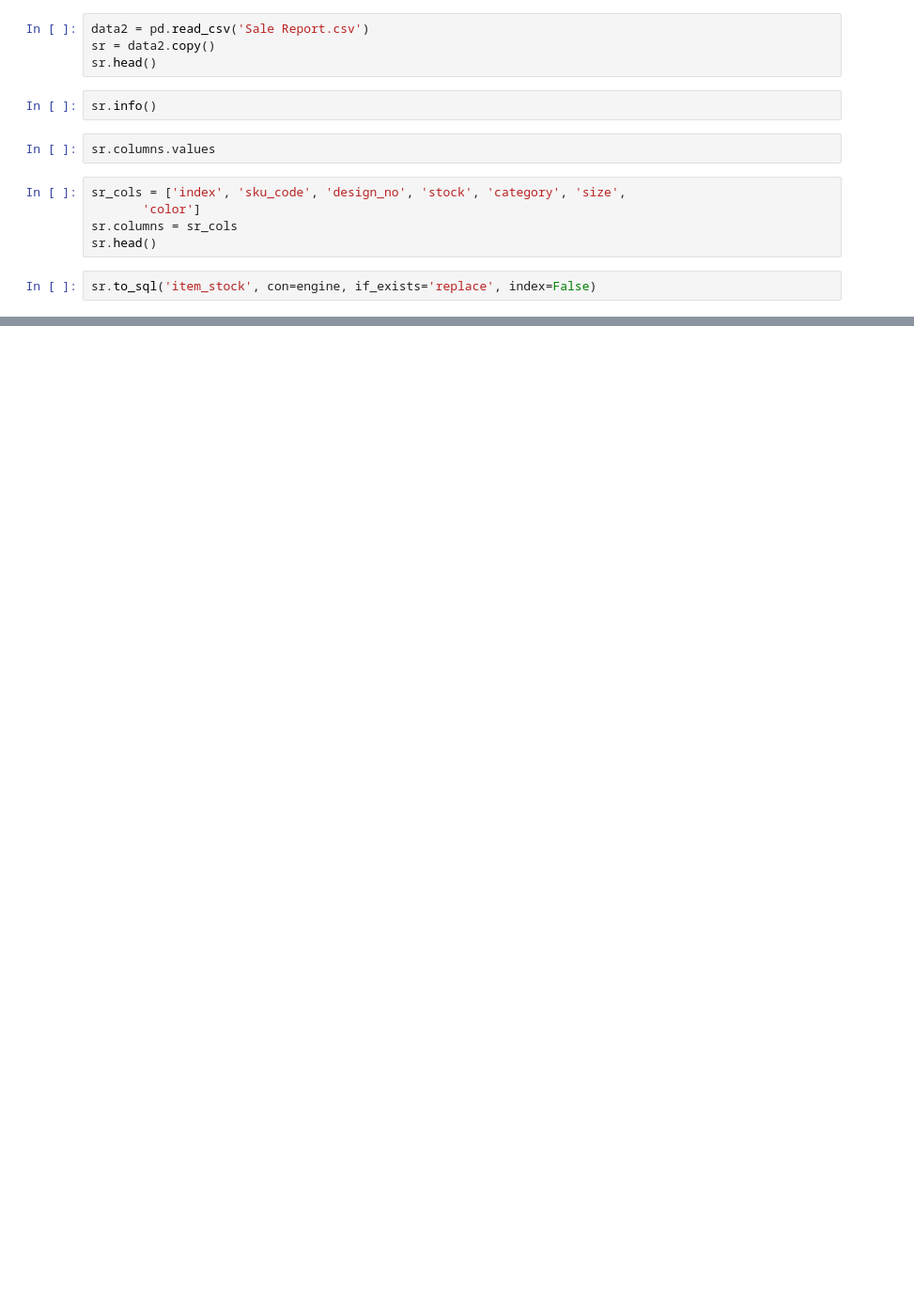
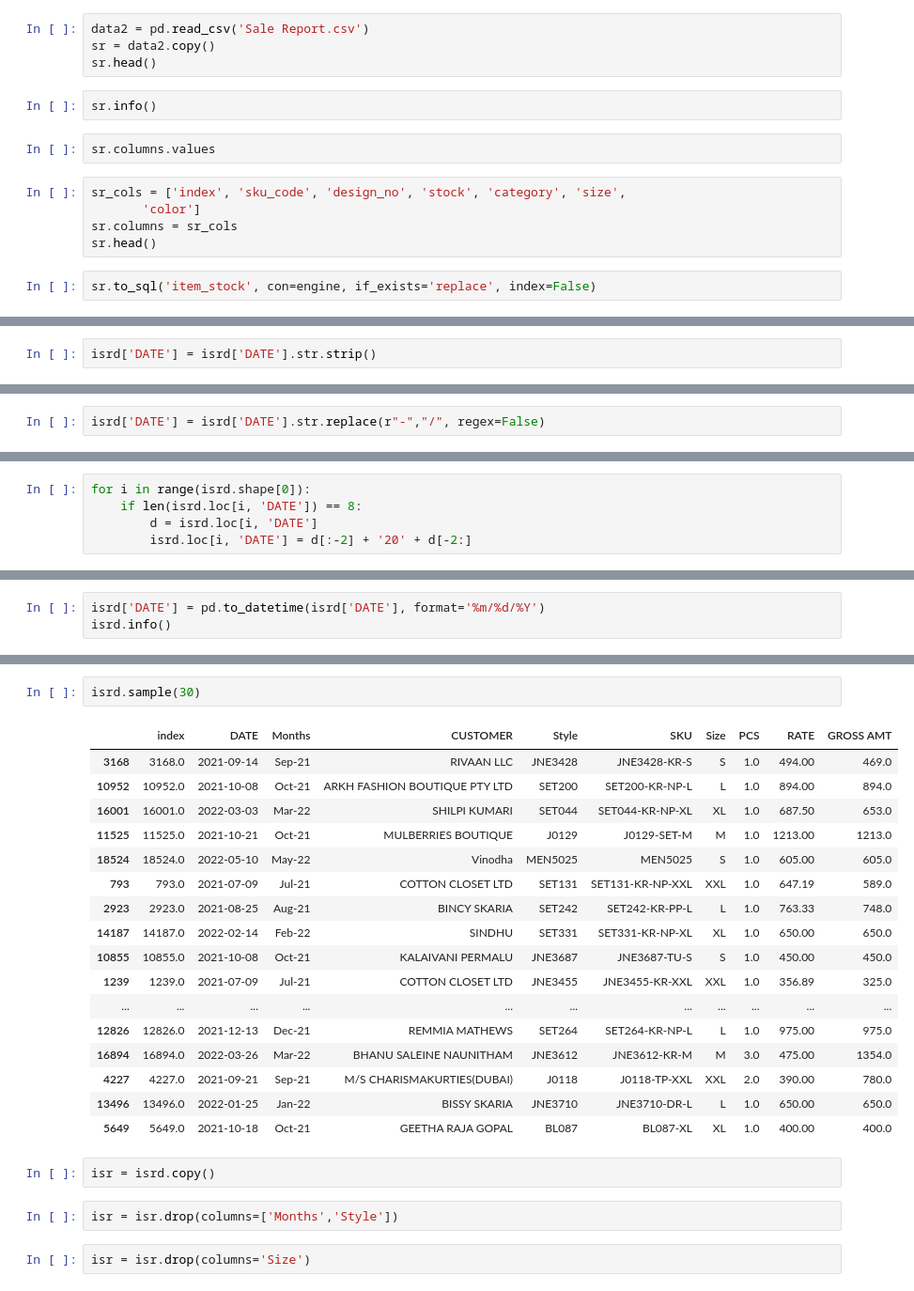
Before and after one commit to BenjaminDWood/ecommerce_sales, a Jupyter notebook: e_commerce.ipynb, the cells around one changed output, grey strips where cells are left out. Shown: that part at 94% size. Cells and saved outputs as stored; diff of their text form; blank space fills up the shorter version.

```diff
--- a/e_commerce.ipynb
+++ b/e_commerce.ipynb
@@ -180,0 +230,2 @@ cust['date']
+# %%
+isrd['DATE'] = isrd['DATE'].str.strip()
@@ -180,0 +290,2 @@ cust['date']
+# %%
+isrd['DATE'] = isrd['DATE'].str.replace(r"-","/", regex=False)
@@ -180,0 +326,5 @@ cust['date']
+# %%
+for i in range(isrd.shape[0]):
+    if len(isrd.loc[i, 'DATE']) == 8:
+        d = isrd.loc[i, 'DATE']
+        isrd.loc[i, 'DATE'] = d[:-2] + '20' + d[-2:]
@@ -180,0 +371,3 @@ cust['date']
+# %%
+isrd['DATE'] = pd.to_datetime(isrd['DATE'], format='%m/%d/%Y')
+isrd.info()
@@ -180,0 +392,26 @@ cust['date']
+# %%
+isrd.sample(30)
+# %% [output]
+|  | index | DATE | Months | CUSTOMER | Style | SKU | Size | PCS | RATE | GROSS AMT |
+| 3168 | 3168.0 | 2021-09-14 | Sep-21 | RIVAAN LLC | JNE3428 | JNE3428-KR-S | S | 1.0 | 494.00 | 469.0 |
+| 10952 | 10952.0 | 2021-10-08 | Oct-21 | ARKH FASHION BOUTIQUE PTY LTD | SET200 | SET200-KR-NP-L | L | 1.0 | 894.00 | 894.0 |
+| 16001 | 16001.0 | 2022-03-03 | Mar-22 | SHILPI KUMARI | SET044 | SET044-KR-NP-XL | XL | 1.0 | 687.50 | 653.0 |
+| 11525 | 11525.0 | 2021-10-21 | Oct-21 | MULBERRIES BOUTIQUE | J0129 | J0129-SET-M | M | 1.0 | 1213.00 | 1213.0 |
+| 18524 | 18524.0 | 2022-05-10 | May-22 | Vinodha | MEN5025 | MEN5025 | S | 1.0 | 605.00 | 605.0 |
+| 793 | 793.0 | 2021-07-09 | Jul-21 | COTTON CLOSET LTD | SET131 | SET131-KR-NP-XXL | XXL | 1.0 | 647.19 | 589.0 |
+| 2923 | 2923.0 | 2021-08-25 | Aug-21 | BINCY SKARIA | SET242 | SET242-KR-PP-L | L | 1.0 | 763.33 | 748.0 |
+| 14187 | 14187.0 | 2022-02-14 | Feb-22 | SINDHU | SET331 | SET331-KR-NP-XL | XL | 1.0 | 650.00 | 650.0 |
+| 10855 | 10855.0 | 2021-10-08 | Oct-21 | KALAIVANI PERMALU | JNE3687 | JNE3687-TU-S | S | 1.0 | 450.00 | 450.0 |
+| 1239 | 1239.0 | 2021-07-09 | Jul-21 | COTTON CLOSET LTD | JNE3455 | JNE3455-KR-XXL | XXL | 1.0 | 356.89 | 325.0 |
+| ... | ... | ... | ... | ... | ... | ... | ... | ... | ... | ... |
+| 12826 | 12826.0 | 2021-12-13 | Dec-21 | REMMIA MATHEWS | SET264 | SET264-KR-NP-L | L | 1.0 | 975.00 | 975.0 |
+| 16894 | 16894.0 | 2022-03-26 | Mar-22 | BHANU SALEINE NAUNITHAM | JNE3612 | JNE3612-KR-M | M | 3.0 | 475.00 | 1354.0 |
+| 4227 | 4227.0 | 2021-09-21 | Sep-21 | M/S CHARISMAKURTIES(DUBAI) | J0118 | J0118-TP-XXL | XXL | 2.0 | 390.00 | 780.0 |
+| 13496 | 13496.0 | 2022-01-25 | Jan-22 | BISSY SKARIA | JNE3710 | JNE3710-DR-L | L | 1.0 | 650.00 | 650.0 |
+| 5649 | 5649.0 | 2021-10-18 | Oct-21 | GEETHA RAJA GOPAL | BL087 | BL087-XL | XL | 1.0 | 400.00 | 400.0 |
+# %%
+isr = isrd.copy()
+# %%
+isr = isr.drop(columns=['Months','Style'])
+# %%
+isr = isr.drop(columns='Size')
```
Also changed, not shown: parts of 50 cells of this notebook, 2 other files.
